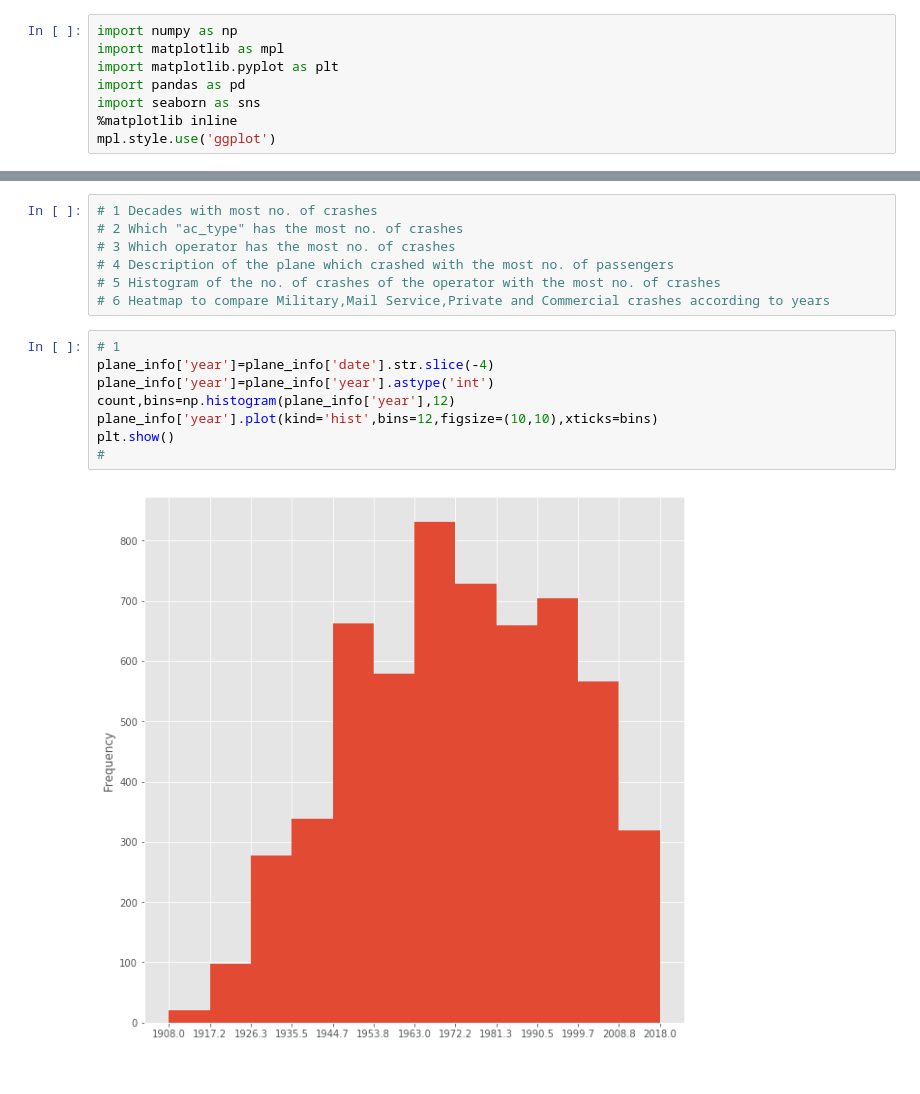
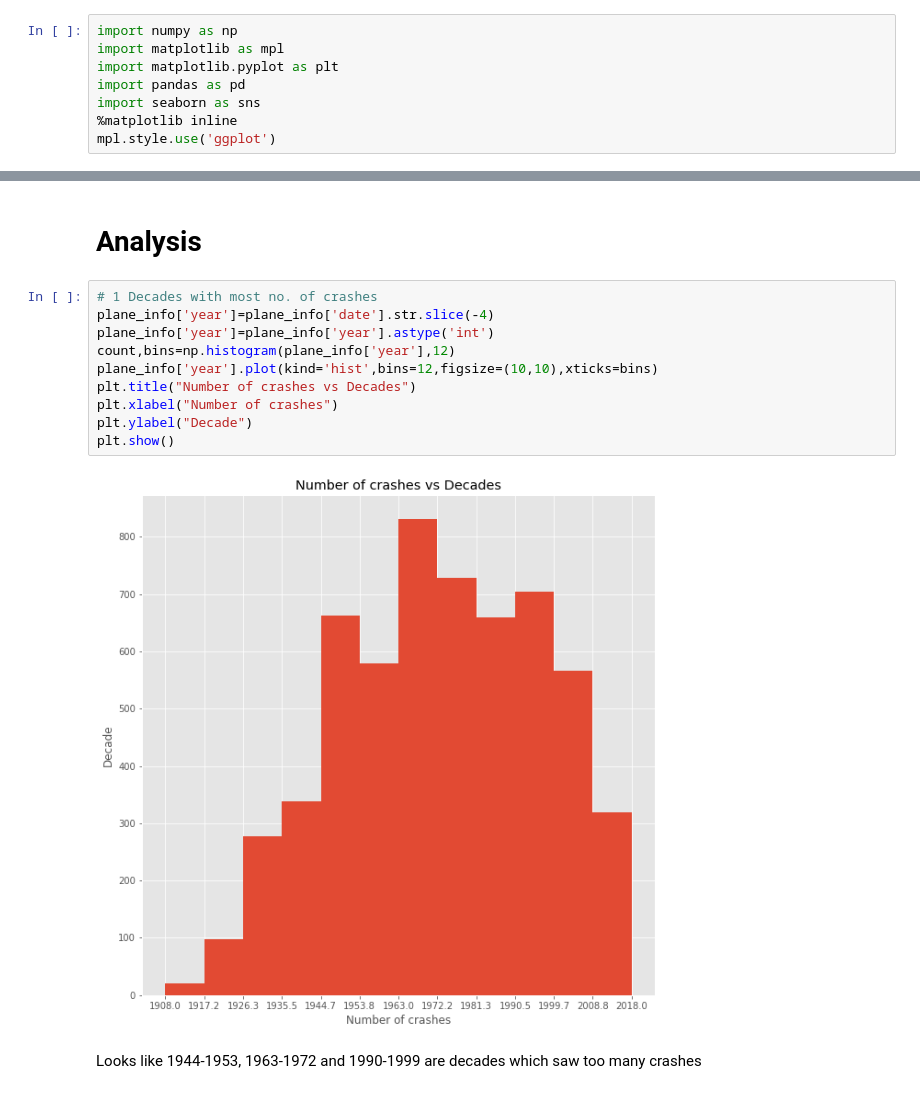
Before and after one commit to rajtilakls2510/Data-Analysis-Projects, a Jupyter notebook: plane_crash_analysis.ipynb, the cells around one changed output, grey strips where cells are left out. Cells and saved outputs as stored; diff of their text form.

```diff
--- a/plane_crash_analysis.ipynb
+++ b/plane_crash_analysis.ipynb
@@ -58,18 +28,17 @@ plane_info
-# %%
-# 1 Decades with most no. of crashes
-# 2 Which "ac_type" has the most no. of crashes
-# 3 Which operator has the most no. of crashes
-# 4 Description of the plane which crashed with the most no. of passengers
-# 5 Histogram of the no. of crashes of the operator with the most no. of crashes
-# 6 Heatmap to compare Military,Mail Service,Private and Commercial crashes according to years
+# %% [markdown]
+# Analysis
 # %%
-# 1
+# 1 Decades with most no. of crashes
 plane_info['year']=plane_info['date'].str.slice(-4)
 plane_info['year']=plane_info['year'].astype('int')
 count,bins=np.histogram(plane_info['year'],12)
 plane_info['year'].plot(kind='hist',bins=12,figsize=(10,10),xticks=bins)
+plt.title("Number of crashes vs Decades")
+plt.xlabel("Number of crashes")
+plt.ylabel("Decade")
 plt.show()
-#
 # %% [output]
-[figure, old version]
+[figure, new version]
+# %% [markdown]
+Looks like 1944-1953, 1963-1972 and 1990-1999 are decades which saw too many crashes
 # %%
```
Also changed, not shown: parts of 19 cells of this notebook, 7 other files.
